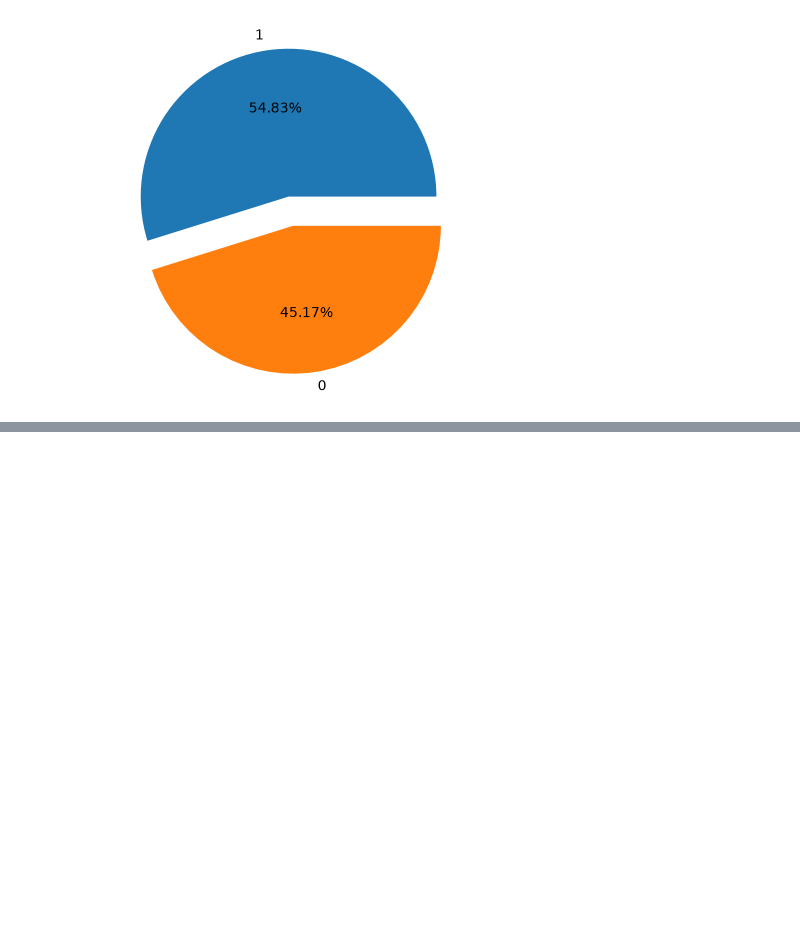
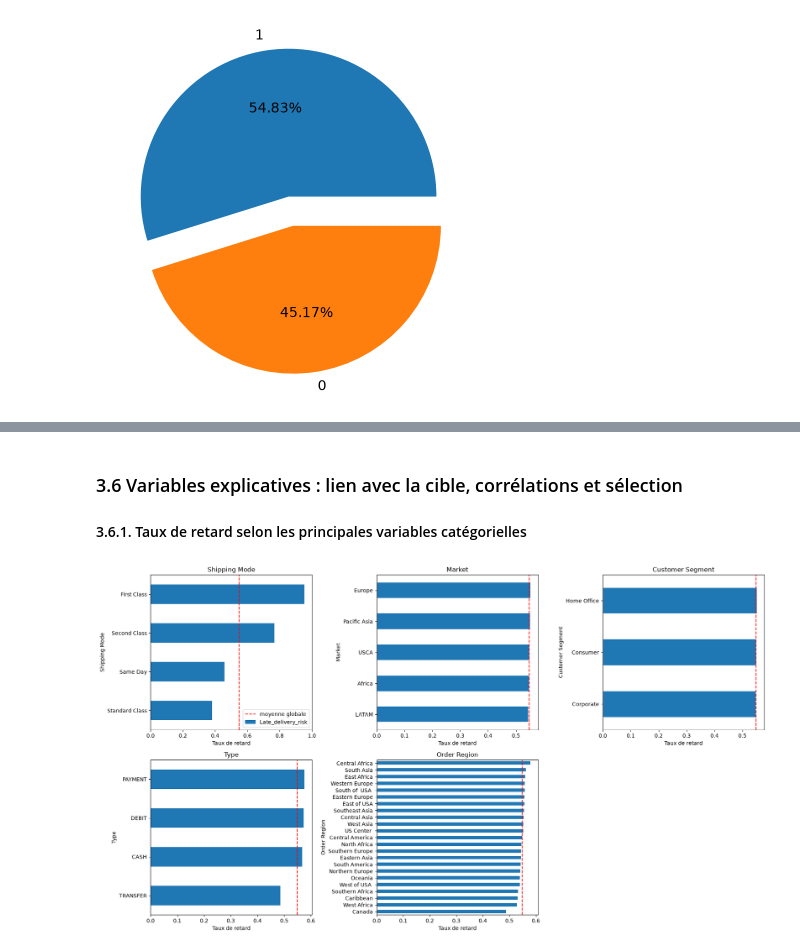
Before and after one commit to Nogarrr/Project-Supply-Chain, a Jupyter notebook: notebook_EDA_Supplychain.ipynb, the cells around one changed output, grey strips where cells are left out. Cells and saved outputs as stored; diff of their text form; code cells hidden in the pictures; blank space fills up the shorter version.

```diff
--- a/notebook_EDA_Supplychain.ipynb
+++ b/notebook_EDA_Supplychain.ipynb
@@ -266,11 +302,0 @@ Analyse des valeurs abérrantes (IQR) sur Sales per customer et benefit per orde
-# %%
-def bornes_iqr(colonne):
-    q1 = df[colonne].quantile(0.25)
-    q3 = df[colonne].quantile(0.75)
-    iqr = q3 - q1
-    return q1 - 1.5 * iqr, q3 + 1.5 * iqr
-
-for col in ["Sales per customer", "Benefit per order", "Order Item Quantity"]:
-    low, high = bornes_iqr(col)
-    nb_aberrants = ((df[col] < low) | (df[col] > high)).sum()
-    print(f"{col} : [{low:.2f}, {high:.2f}] — {nb_aberrants} aberrantes ({nb_aberrants/len(df)*100:.1f}%)")
@@ -410,0 +310,20 @@ plt.show()
+# %% [markdown]
+### 3.6 Variables explicatives : lien avec la cible, corrélations et sélection
+
+#### 3.6.1. Taux de retard selon les principales variables catégorielles
+# %%
+cols_cat_explo = ["Shipping Mode", "Market", "Customer Segment", "Type", "Order Region"]
+
+fig, axes = plt.subplots(2, 3, figsize=(18, 10))
+for ax, col in zip(axes.flat, cols_cat_explo):
+    (df.groupby(col)["Late_delivery_risk"].mean().sort_values()
+       .plot(kind="barh", ax=ax, color="tab:blue"))
+    ax.axvline(df["Late_delivery_risk"].mean(), color="red", linestyle="--", label="moyenne globale")
+    ax.set_xlabel("Taux de retard")
+    ax.set_title(col)
+axes.flat[-1].axis("off")
+axes.flat[0].legend()
+plt.tight_layout()
+plt.show()
+# %% [output]
+[figure, added]
```
Also changed, not shown: parts of 106 cells of this notebook.
